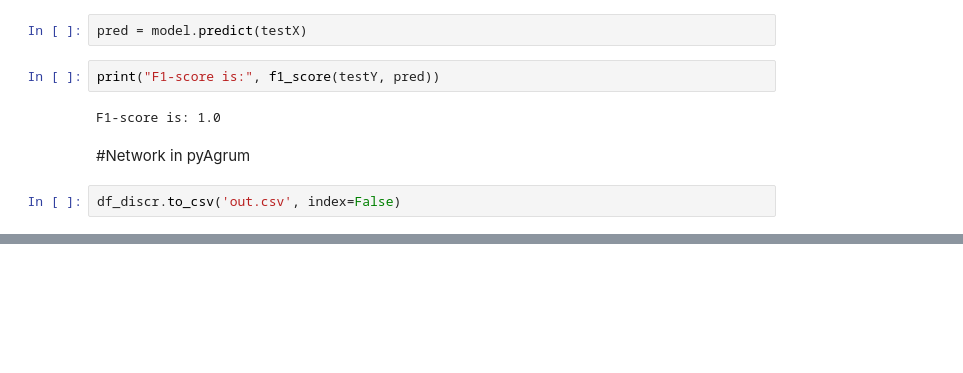
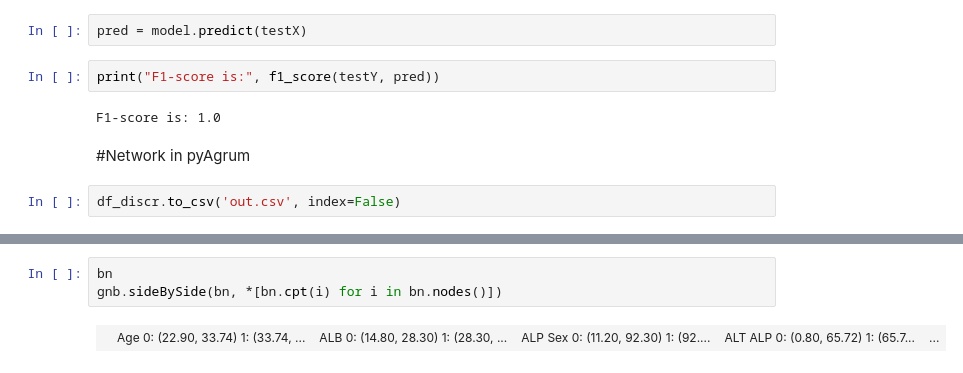
Before and after one commit to monikachudyba/MachineLearningProjects, a Jupyter notebook: HPVBayesNetwork.ipynb, the cells around one changed output, grey strips where cells are left out. Saved outputs shown, nothing was run; the diff lists cells and outputs as text; blank space fills up the shorter version.

```diff
--- a/HPVBayesNetwork.ipynb
+++ b/HPVBayesNetwork.ipynb
@@ -1007 +1005,6 @@ bn
+# %%
+bn
+gnb.sideBySide(bn, *[bn.cpt(i) for i in bn.nodes()])
+# %% [output]
+|  | Age 0: (22.90, 33.74) 1: (33.74, ... | ALB 0: (14.80, 28.30) 1: (28.30, ... | ALP Sex 0: (11.20, 92.30) 1: (92.... | ALT ALP 0: (0.80, 65.72) 1: (65.7... | ... |
 # %%
```
Also changed, not shown: parts of 12 cells of this notebook.
